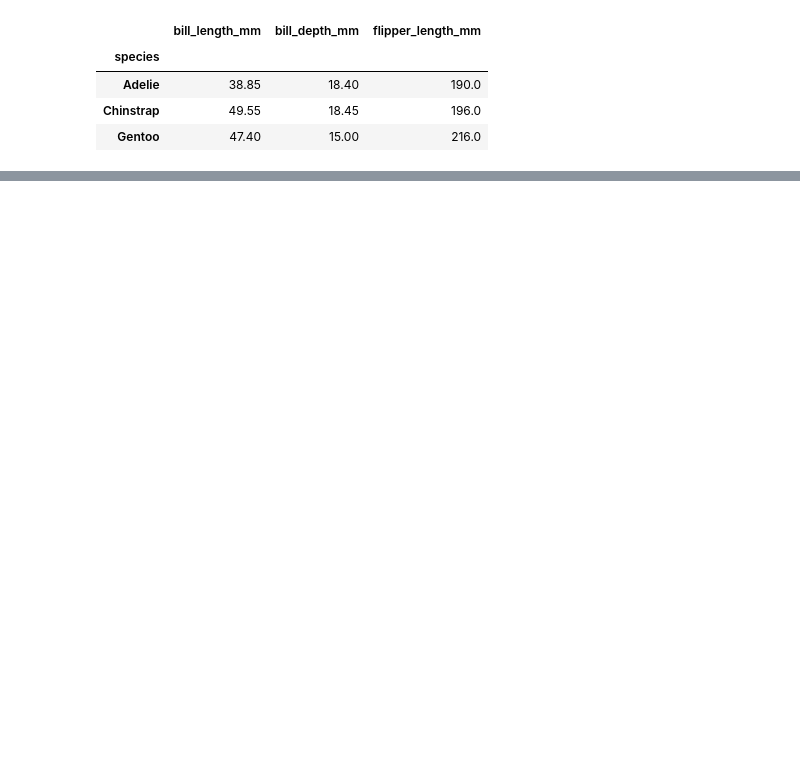
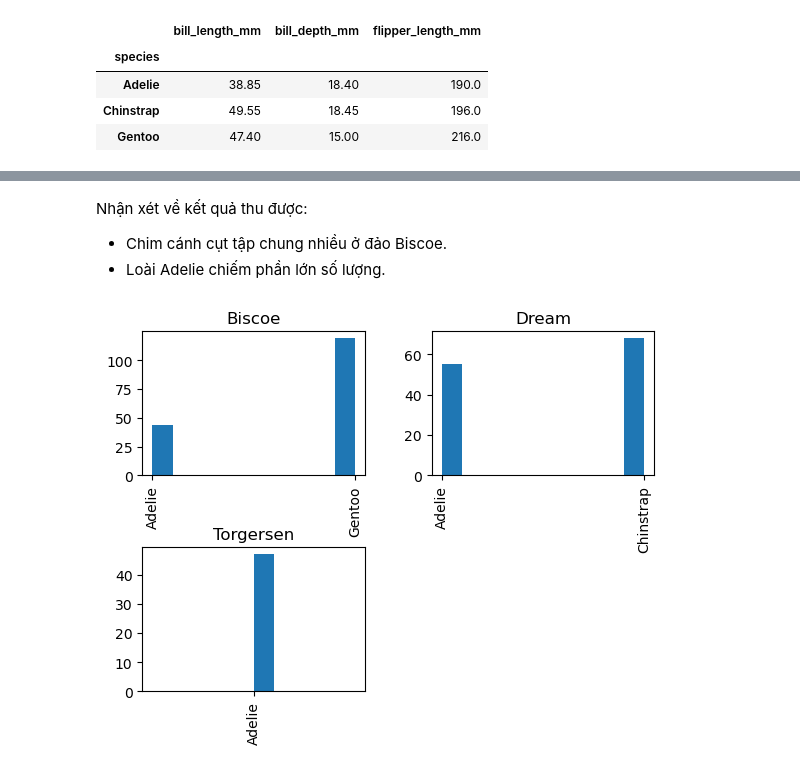
Before and after one commit to tiesen243/data-analyst, a Jupyter notebook: midterm-practice/peg.ipynb, the cells around one changed output, grey strips where cells are left out. Saved outputs shown, nothing was run; the diff lists cells and outputs as text; code cells hidden in the pictures; blank space fills up the shorter version.

```diff
--- a/midterm-practice/peg.ipynb
+++ b/midterm-practice/peg.ipynb
@@ -55,0 +64,11 @@ peg.groupby('species')['bill_length_mm','bill_depth_mm', 'flipper_length_mm'].de
+# %% [markdown]
+Nhận xét về kết quả thu được:
+- Chim cánh cụt tập chung nhiều ở đảo Biscoe.
+- Loài Adelie chiếm phần lớn số lượng.
+# %%
+# ve histogram the hien su phan phoi cua cac loai chim canh cut tren islands
+fig, ax = plt.subplots()
+peg.hist(column="species", by="island", ax=ax)
+plt.show()
+# %% [output]
+[figure, added]
```
Also changed, not shown: parts of 11 cells of this notebook, 3 other files.
